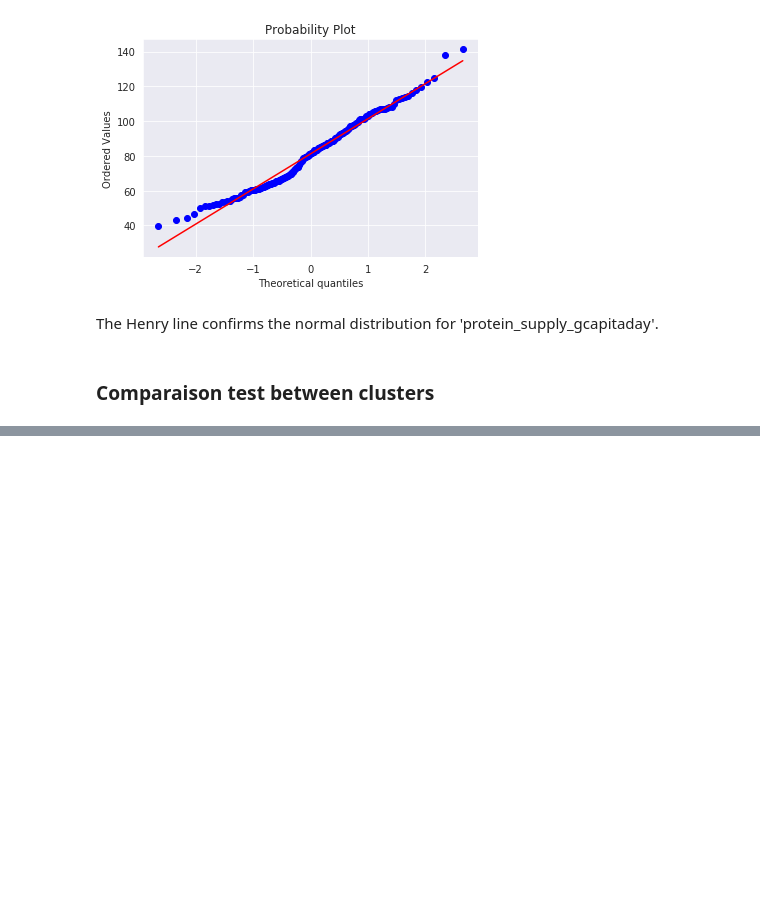
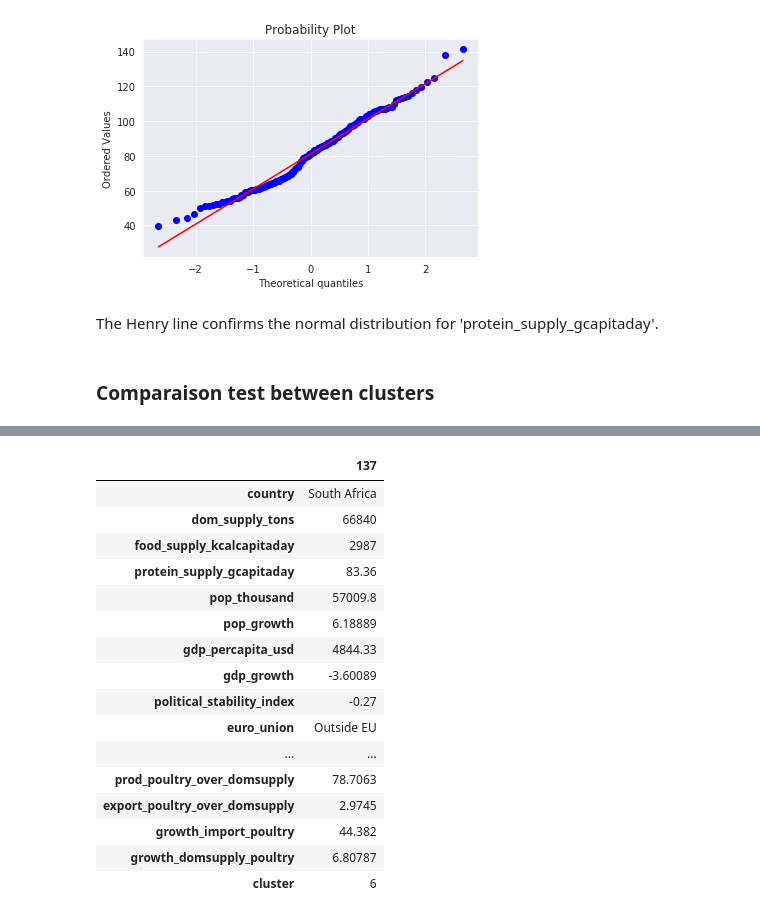
Before and after one commit to Michael-Orange/MarketStudy_ChickenExports_OC, a Jupyter notebook: P5_analysis.ipynb, the cells around one changed output, grey strips where cells are left out. Cells and saved outputs as stored; diff of their text form; code cells hidden in the pictures; blank space fills up the shorter version.

```diff
--- a/P5_analysis.ipynb
+++ b/P5_analysis.ipynb
@@ -733,2 +747,6 @@ group8 vs group 9 - null hypothesis not rejected (>5%) -  statistic: -0.55584200
+# %%
+data_country.loc[data_country['country'] == 'United Kingdom of Great Britain and Northern Ireland', 'country'] = 'United Kingdom'
+data_country.loc[data_country['country'] == 'China, Taiwan Province of', 'country'] = 'Taiwan'
+data_country.loc[data_country['country'] == 'China, Hong Kong SAR', 'country'] = 'Hong Kong'
 # %%
 data_country.to_csv(r'data/output/data_cluster.csv', index = False)
@@ -734,0 +778,20 @@ data_country.to_csv(r'data/output/data_cluster.csv', index = False)
+# %%
+data_country.loc[data_country['country'] == 'South Africa'].transpose()
+# %% [output]
+|  | 137 |
+| country | South Africa |
+| dom_supply_tons | 66840 |
+| food_supply_kcalcapitaday | 2987 |
+| protein_supply_gcapitaday | 83.36 |
+| pop_thousand | 57009.8 |
+| pop_growth | 6.18889 |
+| gdp_percapita_usd | 4844.33 |
+| gdp_growth | -3.60089 |
+| political_stability_index | -0.27 |
+| euro_union | Outside EU |
+| ... | ... |
+| prod_poultry_over_domsupply | 78.7063 |
+| export_poultry_over_domsupply | 2.9745 |
+| growth_import_poultry | 44.382 |
+| growth_domsupply_poultry | 6.80787 |
+| cluster | 6 |
```
Also changed, not shown: parts of 13 cells of this notebook, 13 other files.
